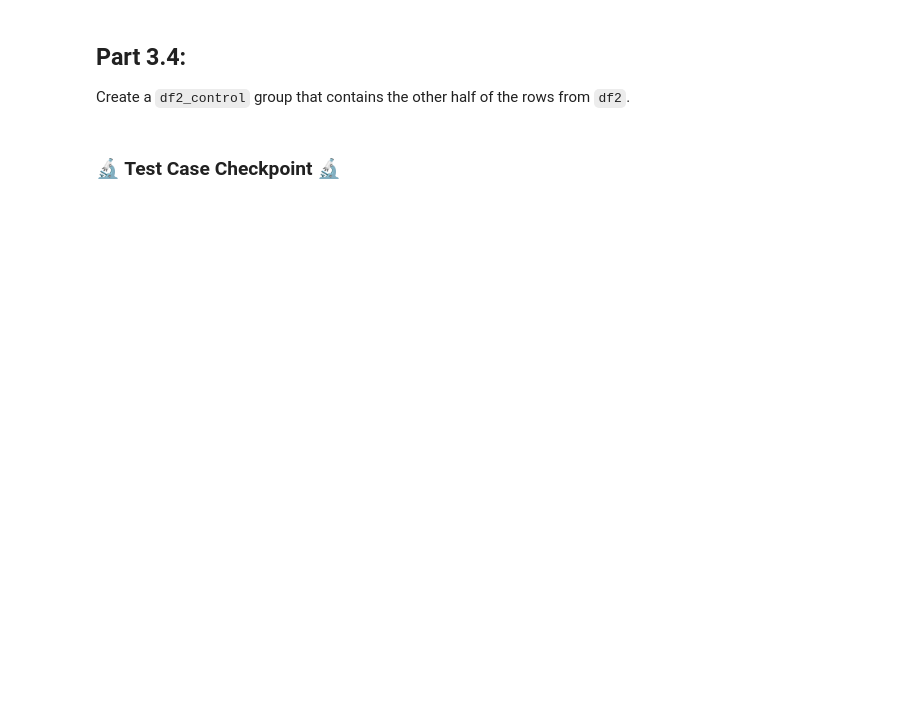
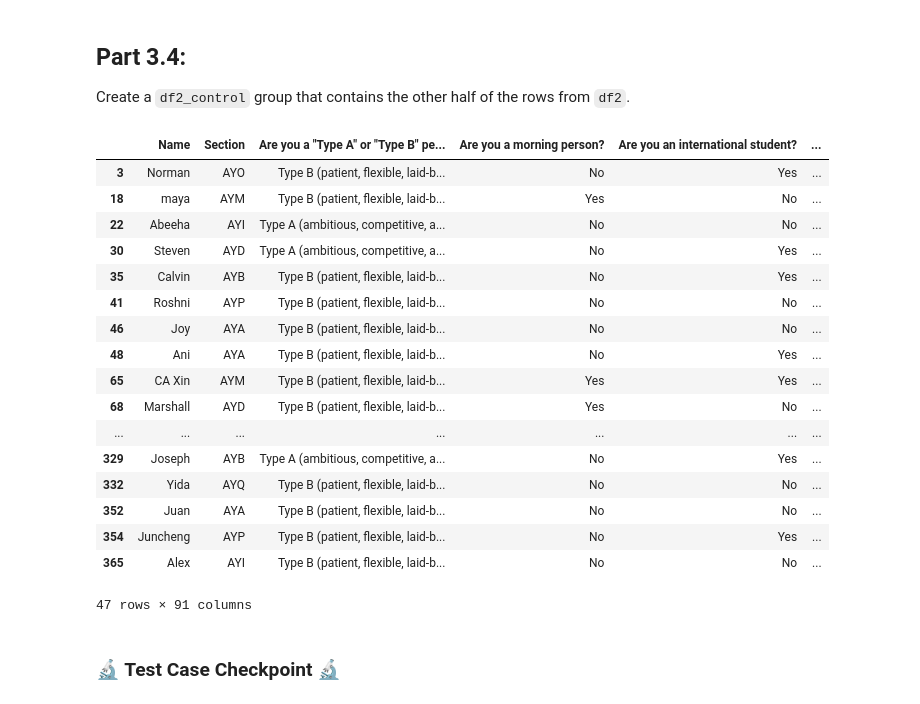
Before and after one commit to refaqat/stat107, a Jupyter notebook: lab_exp_design/lab_exp_design.ipynb, the cells around one changed output. Saved outputs shown, nothing was run; the diff lists cells and outputs as text; code cells hidden in the pictures; blank space fills up the shorter version.

```diff
--- a/lab_exp_design/lab_exp_design.ipynb
+++ b/lab_exp_design/lab_exp_design.ipynb
@@ -294,3 +472,25 @@ df2_control
+# %%
+df2_control = df2[~df2.index.isin(df2_treatment.index)]
+df2_control
+# %% [output]
+|  | Name | Section | Are you a "Type A" or "Type B" pe... | Are you a morning person? | Are you an international student? | ... |
+| 3 | Norman | AYO | Type B (patient, flexible, laid-b... | No | Yes | ... |
+| 18 | maya | AYM | Type B (patient, flexible, laid-b... | Yes | No | ... |
+| 22 | Abeeha | AYI | Type A (ambitious, competitive, a... | No | No | ... |
+| 30 | Steven | AYD | Type A (ambitious, competitive, a... | No | Yes | ... |
+| 35 | Calvin | AYB | Type B (patient, flexible, laid-b... | No | Yes | ... |
+| 41 | Roshni | AYP | Type B (patient, flexible, laid-b... | No | No | ... |
+| 46 | Joy | AYA | Type B (patient, flexible, laid-b... | No | No | ... |
+| 48 | Ani | AYA | Type B (patient, flexible, laid-b... | No | Yes | ... |
+| 65 | CA Xin | AYM | Type B (patient, flexible, laid-b... | Yes | Yes | ... |
+| 68 | Marshall | AYD | Type B (patient, flexible, laid-b... | Yes | No | ... |
+| ... | ... | ... | ... | ... | ... | ... |
+| 329 | Joseph | AYB | Type A (ambitious, competitive, a... | No | Yes | ... |
+| 332 | Yida | AYQ | Type B (patient, flexible, laid-b... | No | No | ... |
+| 352 | Juan | AYA | Type B (patient, flexible, laid-b... | No | No | ... |
+| 354 | Juncheng | AYP | Type B (patient, flexible, laid-b... | No | Yes | ... |
+| 365 | Alex | AYI | Type B (patient, flexible, laid-b... | No | No | ... |
+47 rows × 91 columns
 # %% [markdown]
 ### 🔬 Test Case Checkpoint 🔬
 # %%
```
Also changed, not shown: parts of 46 cells of this notebook, 1 other file.
